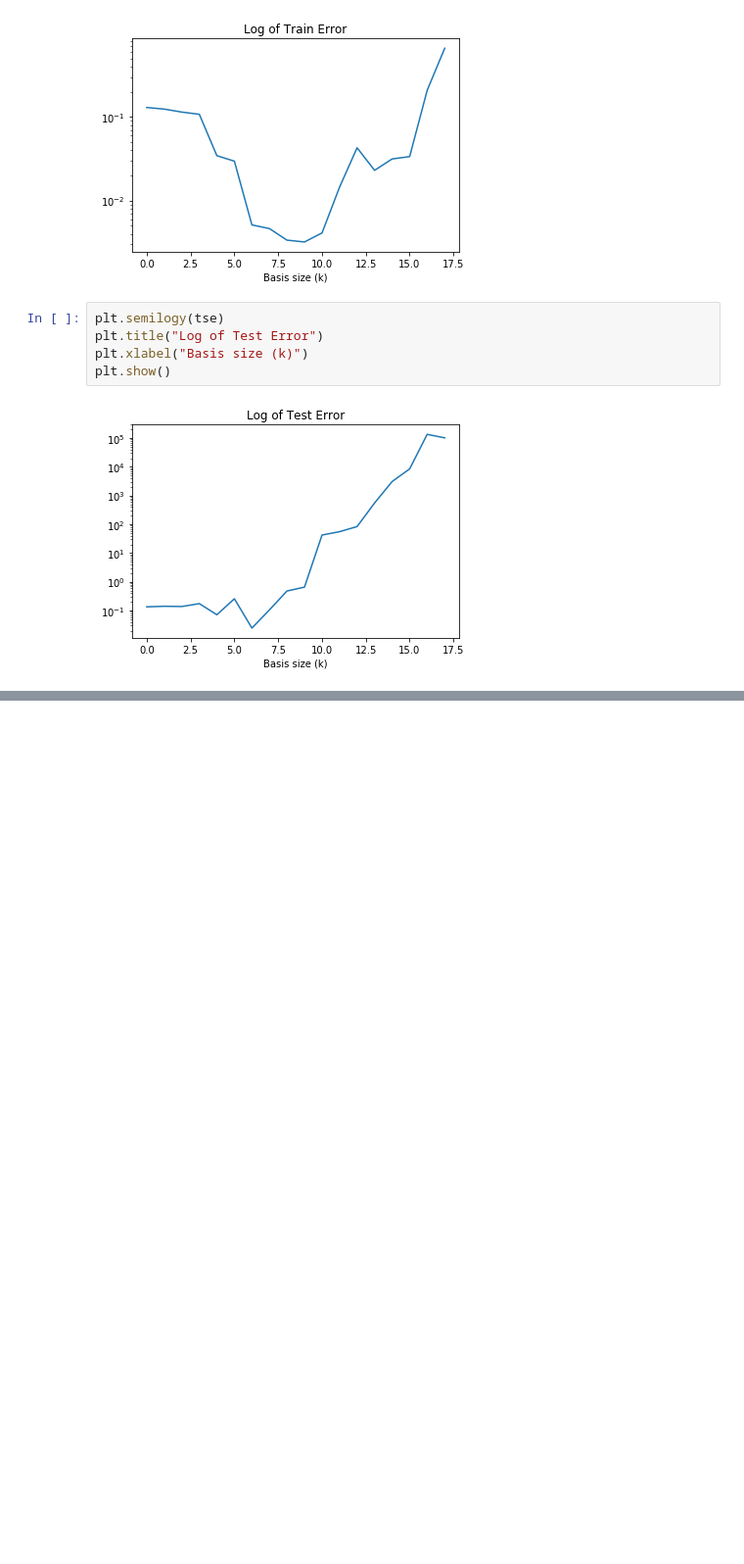
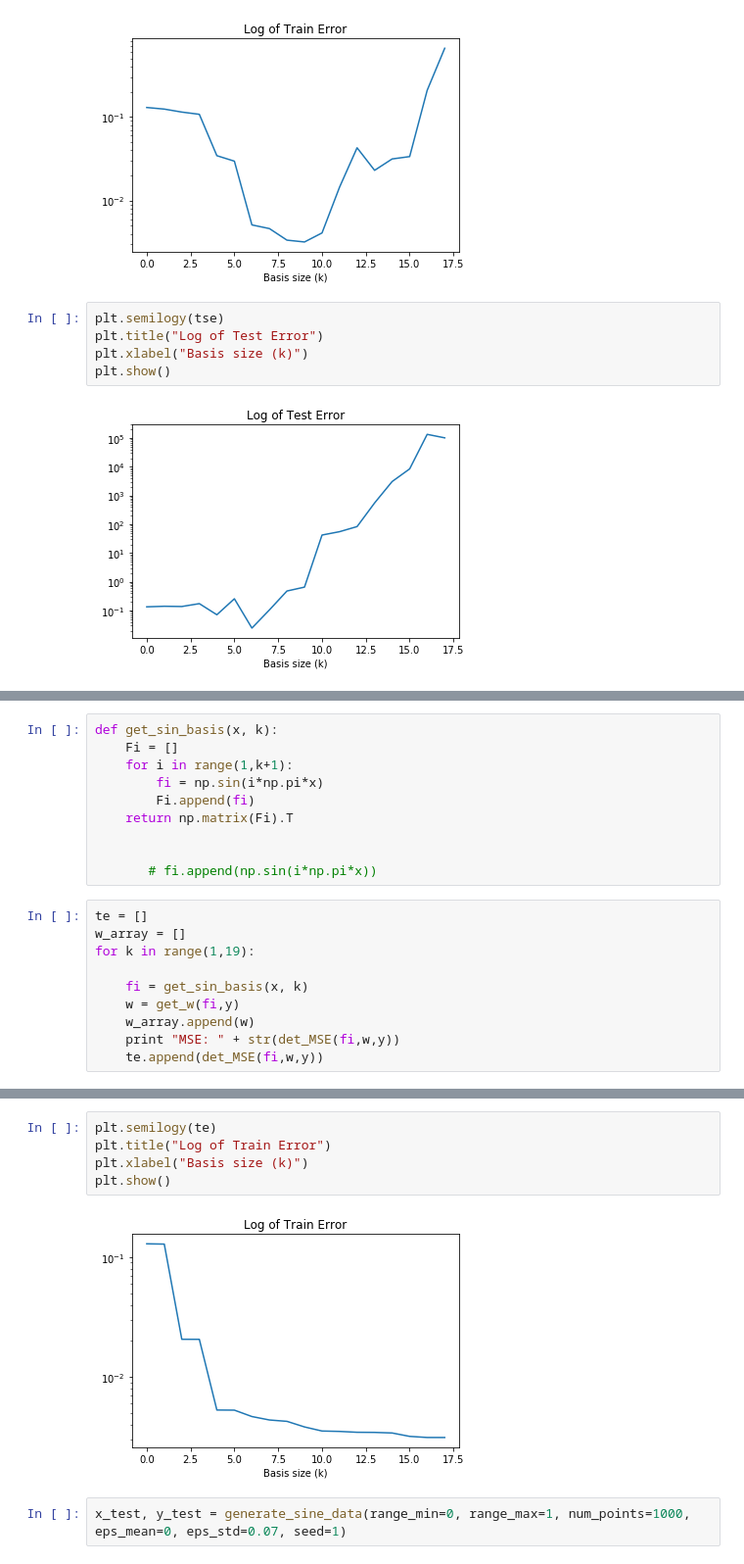
Before and after one commit to bouracha/supervised, a Jupyter notebook: linear_regression.ipynb, the cells around one changed output, grey strips where cells are left out. Shown at 98% size. Saved outputs shown, nothing was run; the diff lists cells and outputs as text; blank space fills up the shorter version.

```diff
--- a/linear_regression.ipynb
+++ b/linear_regression.ipynb
@@ -237,0 +240,20 @@ plt.show()
+# %%
+def get_sin_basis(x, k):
+    Fi = []
+    for i in range(1,k+1):
+        fi = np.sin(i*np.pi*x)
+        Fi.append(fi)
+    return np.matrix(Fi).T
+
+
+       # fi.append(np.sin(i*np.pi*x))
+# %%
+te = []
+w_array = []
+for k in range(1,19):
+
+    fi = get_sin_basis(x, k)
+    w = get_w(fi,y)
+    w_array.append(w)
+    print "MSE: " + str(det_MSE(fi,w,y))
+    te.append(det_MSE(fi,w,y))
@@ -237,0 +279,9 @@ plt.show()
+# %%
+plt.semilogy(te)
+plt.title("Log of Train Error")
+plt.xlabel("Basis size (k)")
+plt.show()
+# %% [output]
+[figure, added]
+# %%
+x_test, y_test = generate_sine_data(range_min=0, range_max=1, num_points=1000, eps_mean=0, eps_std=0.07, seed=1)
```
Also changed, not shown: parts of 7 cells of this notebook.
